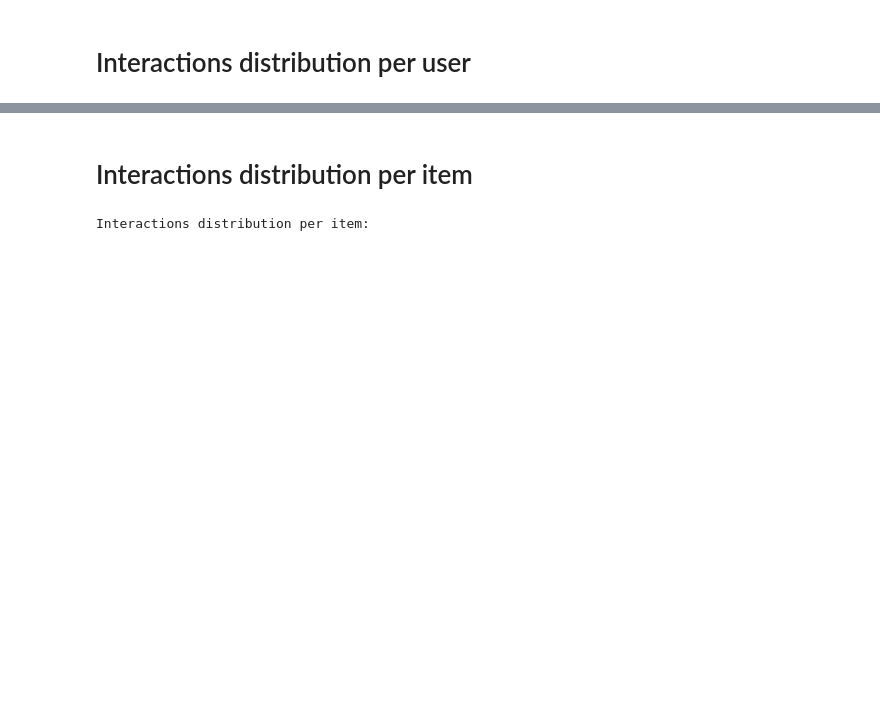
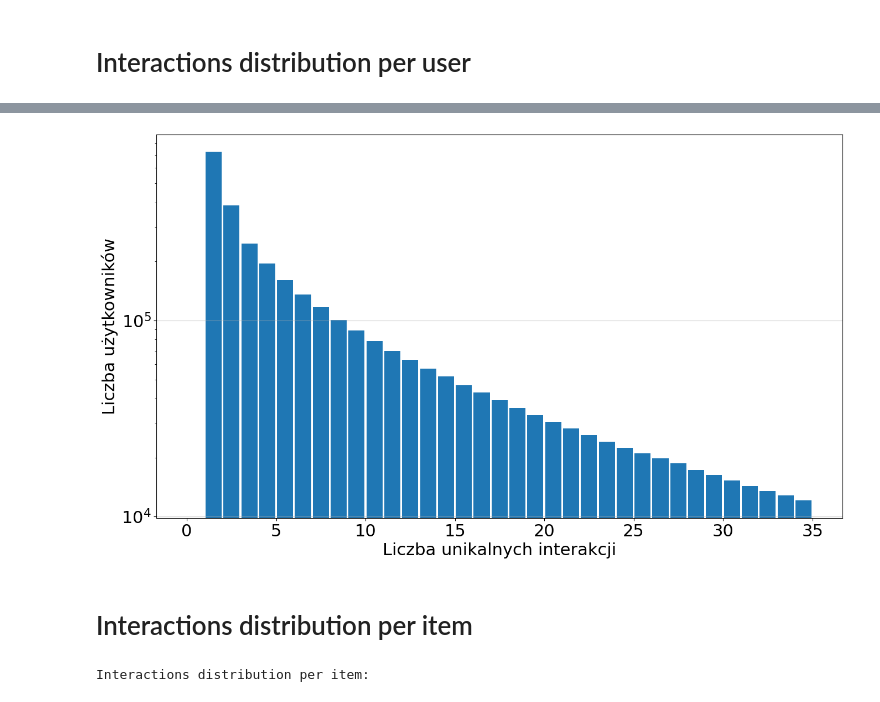
Before and after one commit to rob-kwiec/olx-jobs-recommendations, a Jupyter notebook: notebooks/data/analysis.ipynb, the cells around one changed output, grey strips where cells are left out. Saved outputs shown, nothing was run; the diff lists cells and outputs as text; code cells hidden in the pictures; blank space fills up the shorter version.

```diff
--- a/notebooks/data/analysis.ipynb
+++ b/notebooks/data/analysis.ipynb
@@ -107,3 +250,9 @@ plot_interactions_distribution(interactions_per_user, "user", "Users", bin_size=
+# %%
+interactions_unique_per_user_truncated = interactions_unique_per_user[interactions_unique_per_user<=34]
+
+plot_interactions_distribution(interactions_unique_per_user_truncated, "user", "Users", is_unique=True, bin_size=1, logy=True, save_suffix='_top34')
+# %% [output]
+[figure, added]
 # %% [markdown]
 # Interactions distribution per item
 # %%
```
Also changed, not shown: parts of 29 cells of this notebook, 1 other file.
